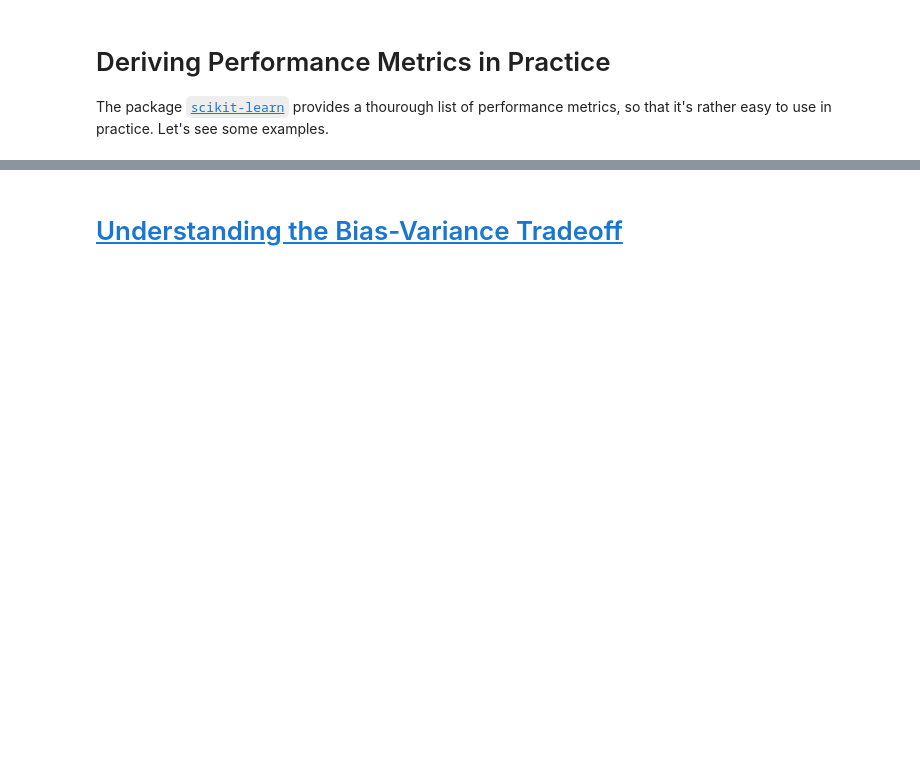
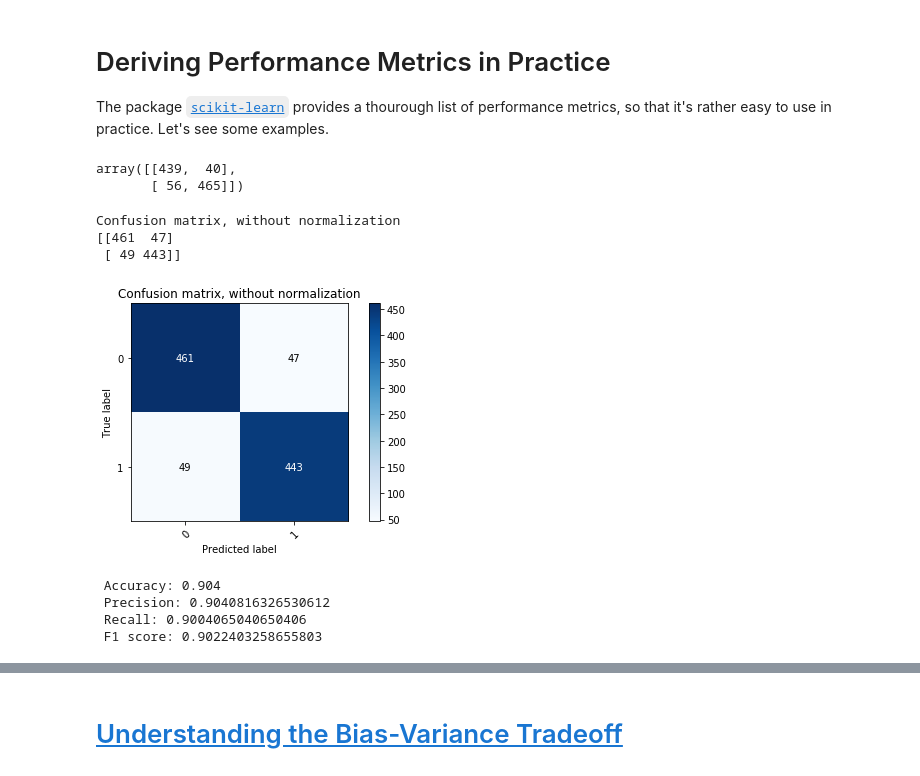
Before and after one commit to tingsyo/course_ce2019, a Jupyter notebook: week06_model_evaluation/Evaluating Machine Learning Model.ipynb, the cells around one changed output, grey strips where cells are left out. Saved outputs shown, nothing was run; the diff lists cells and outputs as text; code cells hidden in the pictures; blank space fills up the shorter version.

```diff
--- a/week06_model_evaluation/Evaluating Machine Learning Model.ipynb
+++ b/week06_model_evaluation/Evaluating Machine Learning Model.ipynb
@@ -115,3 +134,23 @@ The ROC curve is created by plotting the true positive rate (TPR) against the fa
 # Deriving Performance Metrics in Practice
 
 The package [`scikit-learn`](https://scikit-learn.org/stable/modules/model_evaluation.html) provides a thourough list of performance metrics, so that it's rather easy to use in practice. Let's see some examples.
+# %%
+# Create data
+y_true = np.random.randint(0,2,size=1000)
+y_pred = np.copy(y_true)
+# Sample 10% of data to flip
+idx_flip = np.random.choice(range(len(y_true)), size=100)
+y_pred[idx_flip] = np.abs(y_true[idx_flip]-1)
+y2 = np.copy(y_pred)
+y2[idx_flip+1] = np.abs(y_pred[idx_flip+1]-1)
+y3 = np.copy(y2)
+y3[idx_flip+2] = np.abs(y2[idx_flip+2]-1)
+#print(idx_flip)
+#print(y_true)
+#print(y_pred)
+# Create confusion matrix
+from sklearn.metrics import confusion_matrix
+confusion_matrix(y_true, y_pred)
+# %% [output]
+array([[439,  40],
+       [ 56, 465]])
@@ -117,0 +211,17 @@ The package [`scikit-learn`](https://scikit-learn.org/stable/modules/model_evalu
+# %%
+plot_confusion_matrix(y_true, y_pred)
+plt.show()
+from sklearn.metrics import accuracy_score, precision_score, recall_score, f1_score
+print(' Accuracy: '+ str(accuracy_score(y_true, y_pred)))
+print(' Precision: ' + str(precision_score(y_true, y_pred)))
+print(' Recall: ' + str(recall_score(y_true, y_pred)))
+print(' F1 score: ' + str(f1_score(y_true, y_pred)))
+# %% [output]
+Confusion matrix, without normalization
+[[461  47]
+ [ 49 443]]
+[figure, added]
+ Accuracy: 0.904
+ Precision: 0.9040816326530612
+ Recall: 0.9004065040650406
+ F1 score: 0.9022403258655803
```
Also changed, not shown: parts of 10 cells of this notebook, 3 other files.
